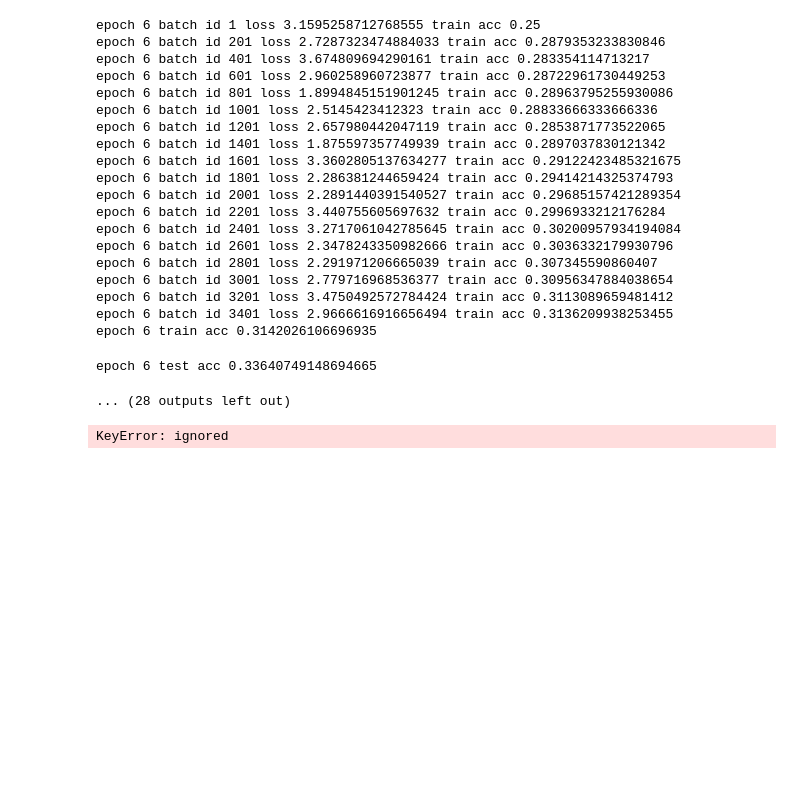
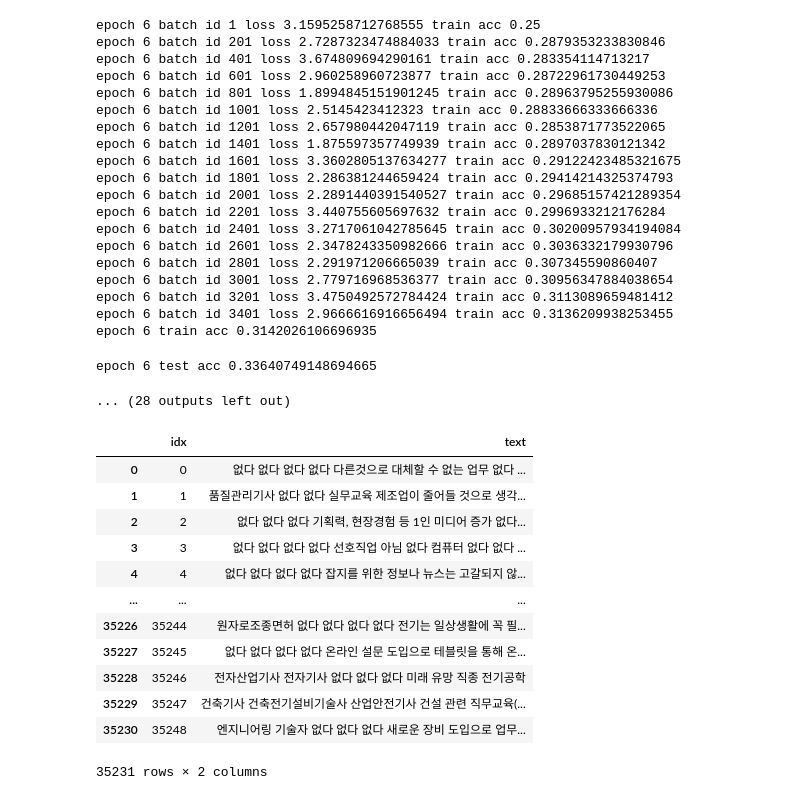
Before and after one commit to teamgaon/recommendation_algorithms_know, a Jupyter notebook: 220106_sm_nlp_2.ipynb, the cells around one changed output. Drawn from its saved outputs; the diff is of its cells as text; code cells hidden in the pictures; blank space fills up the shorter version.

```diff
--- a/220106_sm_nlp_2.ipynb
+++ b/220106_sm_nlp_2.ipynb
@@ -571,11 +575,23 @@ test4['text'] = temp
 
 # test4['text'] = test4[cols[0]] + ' ' + test4[cols[1]] + ' ' + test4[cols[2]]
 # %%
-df = pd.concat([test1[['idx', 'text', 'knowcode']], test2[['idx', 'text', 'knowcode']], test3[['idx', 'text', 'knowcode']], test4[['idx', 'text', 'knowcode']]], axis=0)
+df = pd.concat([test1[['idx', 'text']], test2[['idx', 'text']], test3[['idx', 'text']], test4[['idx', 'text']]], axis=0)
 df = df.reset_index(drop=True)
 df
 # %% [output]
+|  | idx | text |
+| 0 | 0 | 없다 없다 없다 없다 다른것으로 대체할 수 없는 업무 없다 ... |
+| 1 | 1 | 품질관리기사 없다 없다 실무교육 제조업이 줄어들 것으로 생각... |
+| 2 | 2 | 없다 없다 없다 기획력, 현장경험 등 1인 미디어 증가 없다... |
+| 3 | 3 | 없다 없다 없다 없다 선호직업 아님 없다 컴퓨터 없다 없다 ... |
+| 4 | 4 | 없다 없다 없다 없다 잡지를 위한 정보나 뉴스는 고갈되지 않... |
+| ... | ... | ... |
+| 35226 | 35244 | 원자로조종면허 없다 없다 없다 없다 전기는 일상생활에 꼭 필... |
+| 35227 | 35245 | 없다 없다 없다 없다 온라인 설문 도입으로 테블릿을 통해 온... |
+| 35228 | 35246 | 전자산업기사 전자기사 없다 없다 없다 미래 유망 직종 전기공학 |
+| 35229 | 35247 | 건축기사 건축전기설비기술사 산업안전기사 건설 관련 직무교육(... |
+| 35230 | 35248 | 엔지니어링 기술자 없다 없다 없다 새로운 장비 도입으로 업무... |
-KeyError: ignored
+35231 rows × 2 columns
 # %%
 def remove_ddaom(text:str):
   return str(text).replace('"', '')
```
Also changed, not shown: parts of 8 cells of this notebook.
